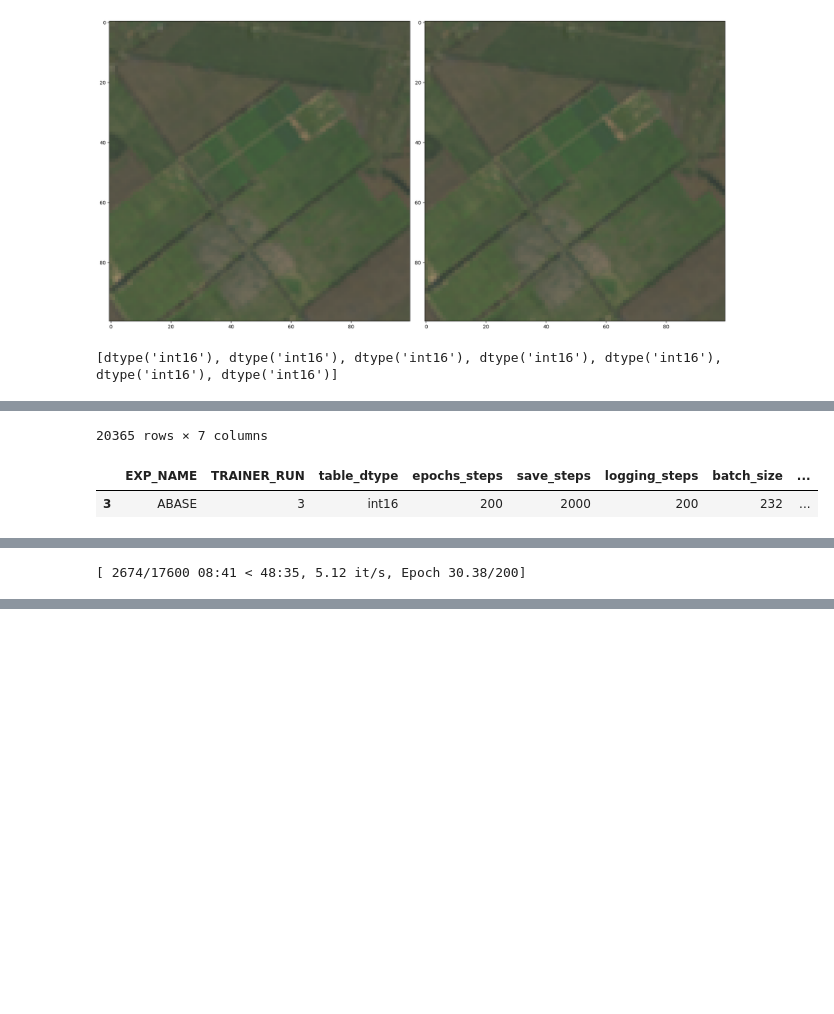
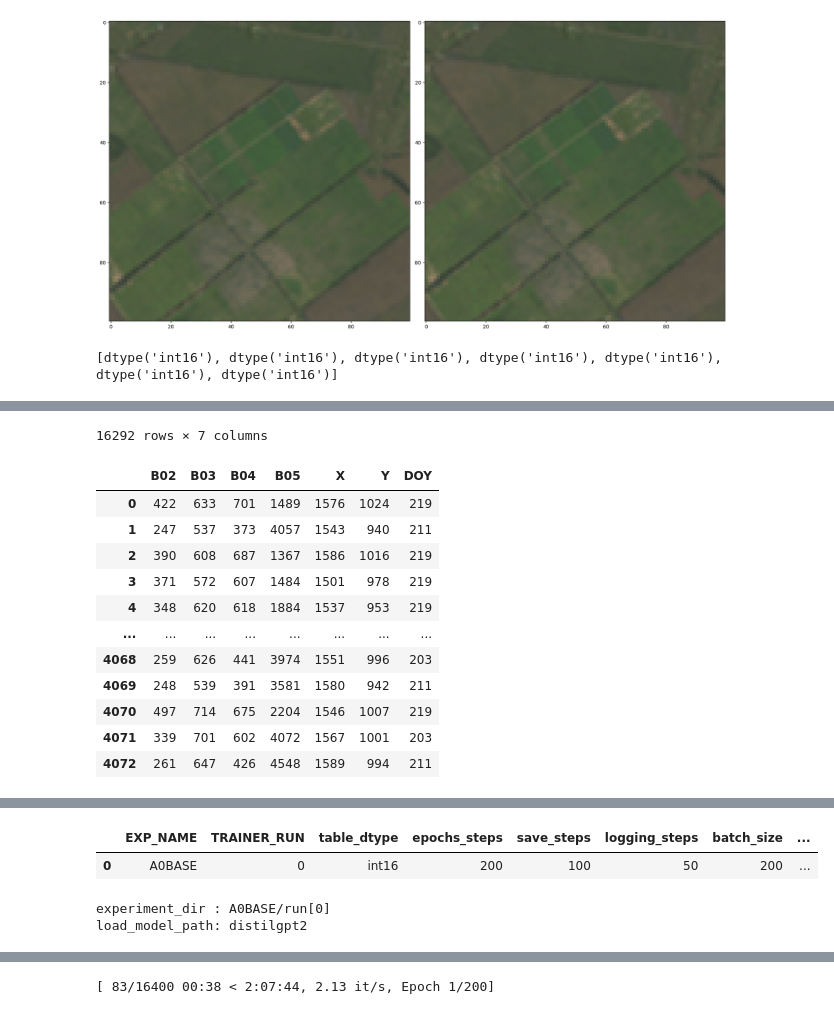
Before and after one commit to koyacolab/aispace, a Jupyter notebook: ai.ipynb, the cells around one changed output, grey strips where cells are left out. Saved outputs shown, nothing was run; the diff lists cells and outputs as text; code cells hidden in the pictures; blank space fills up the shorter version.

Commit message:
train test split added

```diff
--- a/ai.ipynb
+++ b/ai.ipynb
@@ -213,29 +214,45 @@ Change columns list: ['Unnamed: 0', 'B01', 'B02', 'B03', 'B04', 'B05', 'B06', 'B
 [figure]
 [figure]
 # %%
-train_data = clear.copy() #[0:1000]
+data = clear.copy() #[0:1000]
 
 table_dtype = 'int16'
 
-train_data = train_data.astype(table_dtype)
-print(train_data.dtypes.tolist())
+data = data.astype(table_dtype)
+print(data.dtypes.tolist())
 # Reset the index to remove it
+data = data.reset_index(drop=True)
+# train_data.columns = final_columns_list
+# display(data)
+
+
+# Split the DataFrame into training and test DataFrames
+train_data, test_data = train_test_split(data, test_size=0.2, random_state=42)
 train_data = train_data.reset_index(drop=True)
-# train_data.columns = final_columns_list
 display(train_data)
+test_data = test_data.reset_index(drop=True)
+display(test_data)
 
 # #### FOR CPU USABILITY, for 2 pixels #################################
 # epochs_steps = 1  # 250 #50
 # save_steps = 1   #250 #50 #9380  #2000   # FOR FIT THIS VALUE START TRAIN DATASET, EQUALS FOR STEPS IN FIRST START
 # logging_steps = 1 # 250 #25 #9380  #1000
 
-#### FOR V-100 GPU USABILITY################################
+#### FOR T-4 GPU USABILITY################################
 epochs_steps = 200   # 250 #50
-save_steps = 2000   #250 #50 #9380  #2000   # FOR FIT THIS VALUE START TRAIN DATASET, EQUALS FOR STEPS IN FIRST START
-logging_steps = 200 # 250 #25 #9380  #1000
+save_steps = 100   #250 #50 #9380  #2000   # FOR FIT THIS VALUE START TRAIN DATASET, EQUALS FOR STEPS IN FIRST START
+logging_steps = 50 # 250 #25 #9380  #1000
 #### batch_size = 250 for T4
-batch_size = 232 #250 #312  # 224 # 250 #300 #164 for float64 # 112 # for float64 # 136 # 96   # 140# 400
+batch_size = 200 #250 #312  # 224 # 250 #300 #164 for float64 # 112 # for float64 # 136 # 96   # 140# 400
 #######################################
+
+# #### FOR V-100 GPU USABILITY################################
+# epochs_steps = 200   # 250 #50
+# save_steps = 1000   #250 #50 #9380  #2000   # FOR FIT THIS VALUE START TRAIN DATASET, EQUALS FOR STEPS IN FIRST START
+# logging_steps = 200 # 250 #25 #9380  #1000
+# #### batch_size = 250 for T4
+# batch_size = 232 #250 #312  # 224 # 250 #300 #164 for float64 # 112 # for float64 # 136 # 96   # 140# 400
+# #######################################
 
 # #### FOR A-100 GPU USABILITY################################
 # epochs_steps = 800   # 250 #50
@@ -249,7 +266,7 @@ EXP_NAME = 'exp-A100'
 EXP_NAME = 'exp-V100'
 EXP_NAME = 'exp-T4'
 
-EXP_NAME = 'ABASE'
+EXP_NAME = 'A0BASE'
 
 #### 1 ###########
 # learning_rate = 5e-5
@@ -260,8 +277,10 @@ step_checkpoint = 16000
 learning_rate = 0.00001
 lr_scheduler_type = 'cosine_with_restarts'
 lr_scheduler_type = 'constant_with_warmup'
+lr_scheduler_type = 'cosine'
+lr_scheduler_type = 'linear'
 
-TRAINER_RUN = 3
+TRAINER_RUN = 0
 if TRAINER_RUN == 0:
   load_model_path = 'distilgpt2'
   experiment_dir = f"{EXP_NAME}/run[{TRAINER_RUN}]"
@@ -285,9 +304,6 @@ TRAINER_DICT['experiment_dir'] = experiment_dir
 
 display(pd.DataFrame.from_dict(TRAINER_DICT))
 
-TRAINER_DICT.to_csv(f'{experiment_dir}.csv')
-
-
 ##### SET experiment_dir & efficient_finetuning #######################
 efficient_finetuning = ''  #'lora'
 if efficient_finetuning == 'lora':
@@ -307,6 +323,7 @@ print('load_model_path:', load_model_path)
 
 model = GReaT(llm=load_model_path,
               batch_size=batch_size, epochs=epochs_steps, logging_steps=logging_steps, save_steps=save_steps,
+              # evaluation_strategy='steps',
               # dataloader_num_workers=2, #fp16=True,
               save_total_limit=2,
               prediction_loss_only=True,
@@ -315,15 +332,11 @@ model = GReaT(llm=load_model_path,
               efficient_finetuning = efficient_finetuning,
               learning_rate=learning_rate,
               lr_scheduler_type=lr_scheduler_type,
-              warmup_ratio=0.25,
+              warmup_ratio=0.1,
               # optim=optimizer,
               fp16 = True,
-              # torch_compile=True,
-              # bf16=True,
-              # warmup_steps=1500,
-              # lr_scheduler_type='cosine_with_restarts',
-              #torch_compile=True, bf16=True,  #optim='adamw_torch_fused',#auto_find_batch_size=True,
-              # use_cpu=True, # fp16 = True, #fp16_opt_level='O3', #half_precision_backend='auto',
+              # torch_compile=True,   #### for Ampere
+              # bf16=True,            #### for Ampere
               )
 
 print(f'----------- Model architecture, efficient_finetuning: {efficient_finetuning} -----------------------')
@@ -331,7 +344,10 @@ print(model.model)
 print(f'----------------------------------------------------------------------------------------------------')
 # fn
 
-model.fit(train_data)
+model.fit(data=train_data)
+# model.fit(data=train_data, test_data=test_data)
+
+TRAINER_DICT.to_csv(f'{experiment_dir}.csv')
 # %% [output]
 [dtype('int16'), dtype('int16'), dtype('int16'), dtype('int16'), dtype('int16'), dtype('int16'), dtype('int16')]
 |  | B02 | B03 | B04 | B05 | X | Y | DOY |
@@ -349,3 +365,13 @@ model.fit(train_data)
-20365 rows × 7 columns
+16292 rows × 7 columns
-|  | EXP_NAME | TRAINER_RUN | table_dtype | epochs_steps | save_steps | logging_steps | batch_size | ... |
-| 3 | ABASE | 3 | int16 | 200 | 2000 | 200 | 232 | ... |
+|  | B02 | B03 | B04 | B05 | X | Y | DOY |
+| 0 | 422 | 633 | 701 | 1489 | 1576 | 1024 | 219 |
+| 1 | 247 | 537 | 373 | 4057 | 1543 | 940 | 211 |
+| 2 | 390 | 608 | 687 | 1367 | 1586 | 1016 | 219 |
+| 3 | 371 | 572 | 607 | 1484 | 1501 | 978 | 219 |
+| 4 | 348 | 620 | 618 | 1884 | 1537 | 953 | 219 |
+| ... | ... | ... | ... | ... | ... | ... | ... |
+| 4068 | 259 | 626 | 441 | 3974 | 1551 | 996 | 203 |
+| 4069 | 248 | 539 | 391 | 3581 | 1580 | 942 | 211 |
+| 4070 | 497 | 714 | 675 | 2204 | 1546 | 1007 | 219 |
+| 4071 | 339 | 701 | 602 | 4072 | 1567 | 1001 | 203 |
+| 4072 | 261 | 647 | 426 | 4548 | 1589 | 994 | 211 |
@@ -369 +379,4 @@ GPT2LMHeadModel(
+|  | EXP_NAME | TRAINER_RUN | table_dtype | epochs_steps | save_steps | logging_steps | batch_size | ... |
+| 0 | A0BASE | 0 | int16 | 200 | 100 | 50 | 200 | ... |
-[ 2674/17600 08:41 < 48:35, 5.12 it/s, Epoch 30.38/200]
+experiment_dir : A0BASE/run[0]
+load_model_path: distilgpt2
@@ -383,0 +400 @@ GPT2LMHeadModel(
+[ 83/16400 00:38 < 2:07:44, 2.13 it/s, Epoch 1/200]
```
Also changed, not shown: parts of 4 cells of this notebook, 1 other file.
